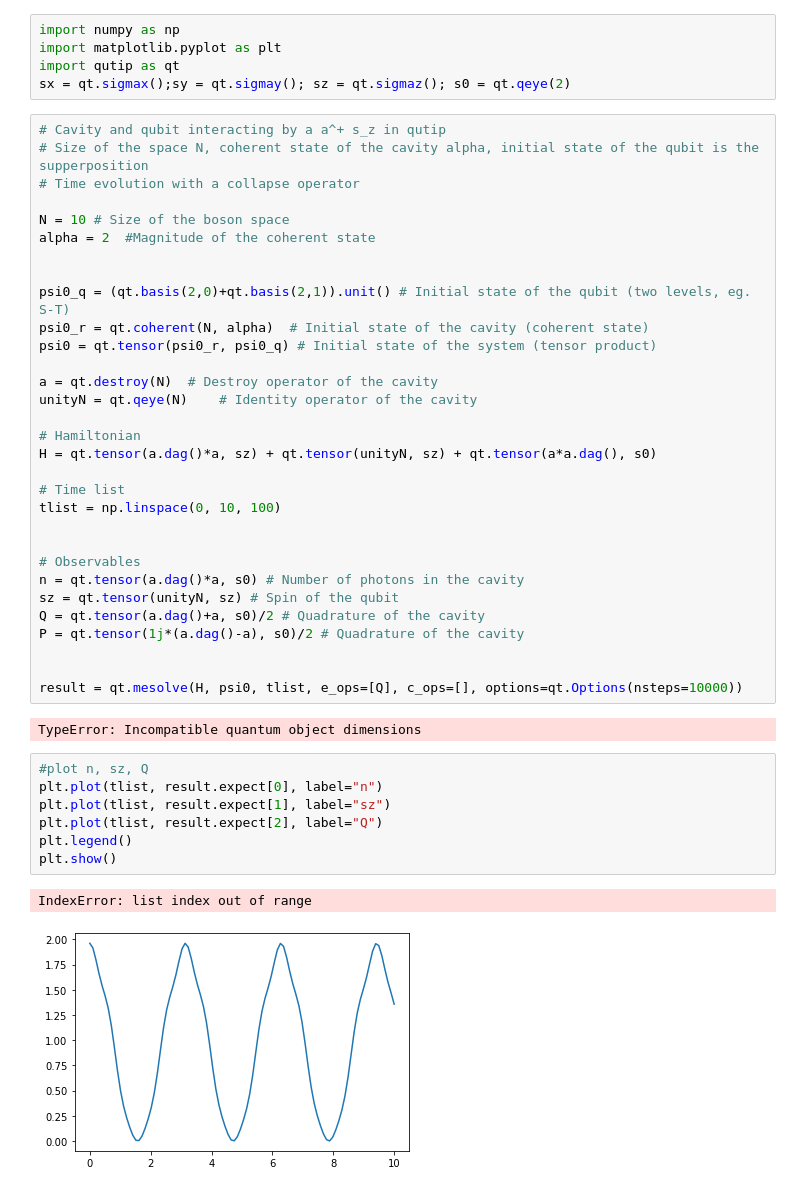
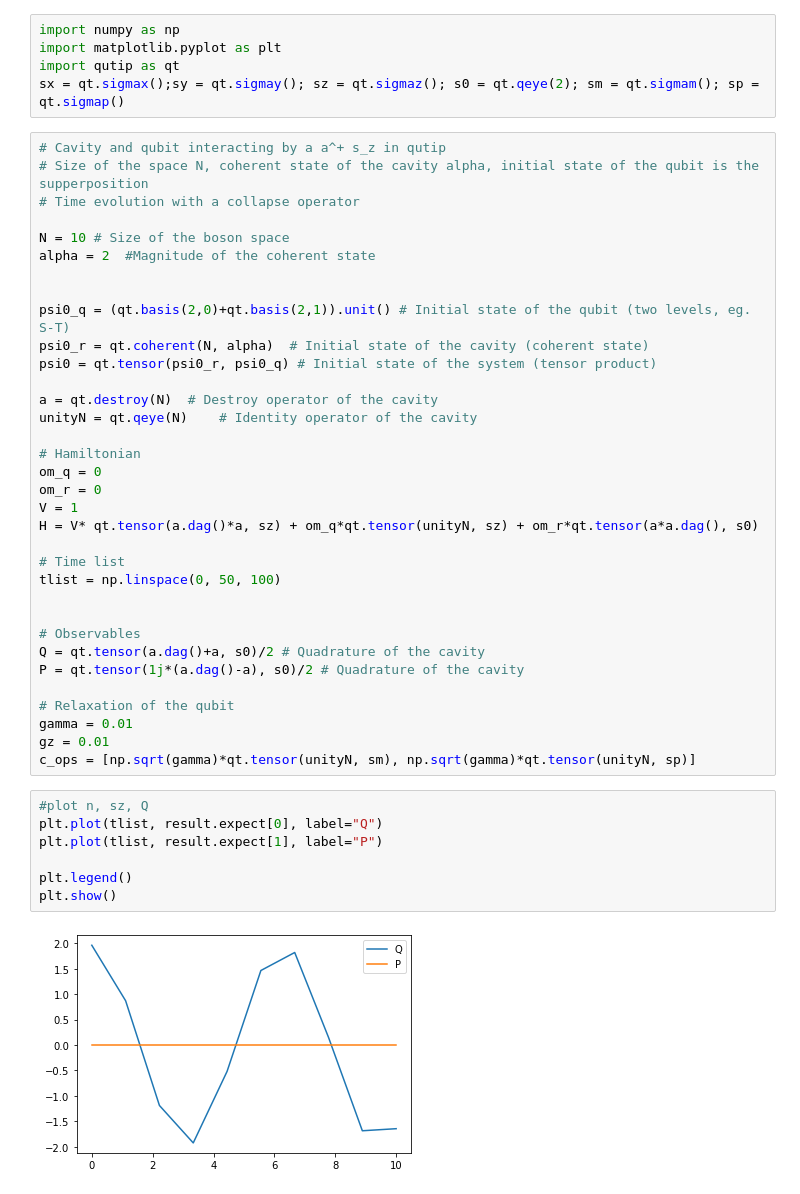
Before and after one commit to quantumJAK/Bayesian-measurment, a Jupyter notebook: simplest_model.ipynb, the cells around one changed output. Drawn from its saved outputs; the diff is of its cells as text.

```diff
--- a/simplest_model.ipynb
+++ b/simplest_model.ipynb
@@ -2,7 +2,7 @@
 import numpy as np
 import matplotlib.pyplot as plt
 import qutip as qt
-sx = qt.sigmax();sy = qt.sigmay(); sz = qt.sigmaz(); s0 = qt.qeye(2)
+sx = qt.sigmax();sy = qt.sigmay(); sz = qt.sigmaz(); s0 = qt.qeye(2); sm = qt.sigmam(); sp = qt.sigmap()
 # %%
 # Cavity and qubit interacting by a a^+ s_z in qutip
 # Size of the space N, coherent state of the cavity alpha, initial state of the qubit is the supperposition
@@ -20,29 +20,29 @@ a = qt.destroy(N)  # Destroy operator of the cavity
 unityN = qt.qeye(N)    # Identity operator of the cavity
 
 # Hamiltonian
-H = qt.tensor(a.dag()*a, sz) + qt.tensor(unityN, sz) + qt.tensor(a*a.dag(), s0)
+om_q = 0
+om_r = 0
+V = 1
+H = V* qt.tensor(a.dag()*a, sz) + om_q*qt.tensor(unityN, sz) + om_r*qt.tensor(a*a.dag(), s0)
 
 # Time list
-tlist = np.linspace(0, 10, 100)
+tlist = np.linspace(0, 50, 100)
 
 
 # Observables
-n = qt.tensor(a.dag()*a, s0) # Number of photons in the cavity
-sz = qt.tensor(unityN, sz) # Spin of the qubit
 Q = qt.tensor(a.dag()+a, s0)/2 # Quadrature of the cavity
 P = qt.tensor(1j*(a.dag()-a), s0)/2 # Quadrature of the cavity
 
-
-result = qt.mesolve(H, psi0, tlist, e_ops=[Q], c_ops=[], options=qt.Options(nsteps=10000))
+# Relaxation of the qubit
+gamma = 0.01
+gz = 0.01
+c_ops = [np.sqrt(gamma)*qt.tensor(unityN, sm), np.sqrt(gamma)*qt.tensor(unityN, sp)]
-# %% [output]
-TypeError: Incompatible quantum object dimensions
 # %%
 #plot n, sz, Q
-plt.plot(tlist, result.expect[0], label="n")
-plt.plot(tlist, result.expect[1], label="sz")
-plt.plot(tlist, result.expect[2], label="Q")
+plt.plot(tlist, result.expect[0], label="Q")
+plt.plot(tlist, result.expect[1], label="P")
+
 plt.legend()
 plt.show()
 # %% [output]
-IndexError: list index out of range
-[figure, old version]
+[figure, new version]
```
Also changed, not shown: parts of 4 cells of this notebook.
